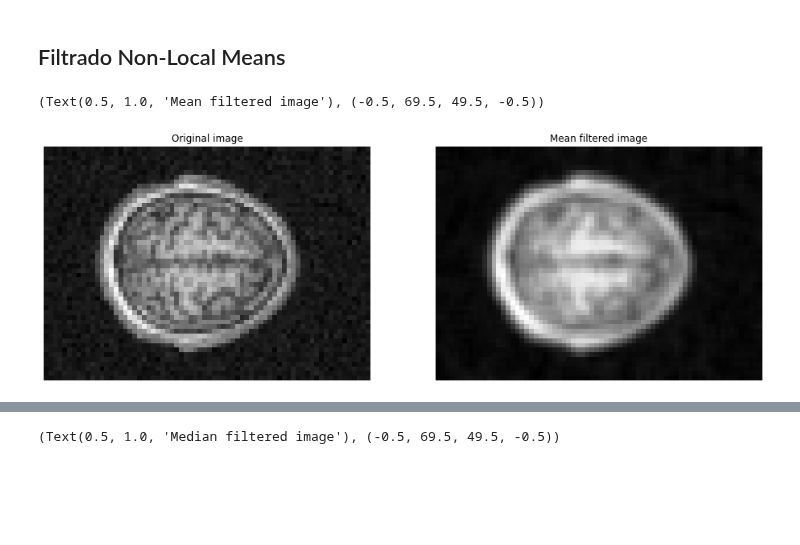
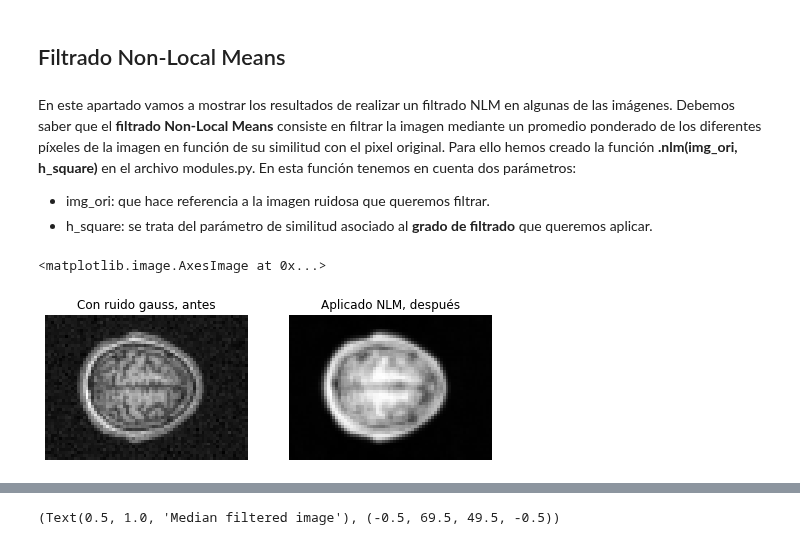
Before and after one commit to Mariaprddz/Analisis, a Jupyter notebook: Analisis/NoVirus.ipynb, the cells around one changed output, grey strips where cells are left out. Saved outputs shown, nothing was run; the diff lists cells and outputs as text; code cells hidden in the pictures; blank space fills up the shorter version.

```diff
--- a/Analisis/NoVirus.ipynb
+++ b/Analisis/NoVirus.ipynb
@@ -130,3 +130,8 @@ img_gauss6=modules.add_gnoise('gauss',img_o6,0.03)
 img_salpimienta6=modules.salpimienta('s&p',img_o6,0.05)
 # %% [markdown]
 ## Filtrado Non-Local Means
+# %% [markdown]
+En este apartado vamos a mostrar los resultados de realizar un filtrado NLM en algunas de las imágenes. Debemos saber que el **filtrado Non-Local Means** consiste en filtrar la imagen mediante un promedio ponderado de los diferentes píxeles de la imagen en función de su similitud con el pixel original.
+Para ello hemos creado la función **.nlm(img_ori, h_square)** en el archivo modules.py. En esta función tenemos en cuenta dos parámetros:
+* img_ori: que hace referencia a la imagen ruidosa que queremos filtrar.
+* h_square: se trata del parámetro de similitud asociado al **grado de filtrado** que queremos aplicar.
@@ -133,12 +141,11 @@ img_salpimienta6=modules.salpimienta('s&p',img_o6,0.05)
 # %%
-img_meanfiltered = modules.mean_filter(img_gauss,3)
-fig = plt.figure(figsize=(16,10))
+fig = plt.figure(figsize=(8,5))
 plt.subplot(121)
-plt.imshow(img_gauss, cmap=plt.cm.gray)
-plt.title('Original image'), plt.axis('off')
+plt.imshow(img_gauss,cmap=plt.cm.gray)
+plt.title('Con ruido gauss, antes'), plt.axis('off')
 plt.subplot(122)
-plt.imshow(img_meanfiltered, cmap=plt.cm.gray)
-plt.title('Mean filtered image'), plt.axis('off')
+plt.title('Aplicado NLM, después'), plt.axis('off')
+plt.imshow(matriz_imagen, cmap=plt.cm.gray)
 # %% [output]
-(Text(0.5, 1.0, 'Mean filtered image'), (-0.5, 69.5, 49.5, -0.5))
+<matplotlib.image.AxesImage at 0x...>
-[figure, old version]
+[figure, new version]
```
Also changed, not shown: parts of 5 cells of this notebook.
